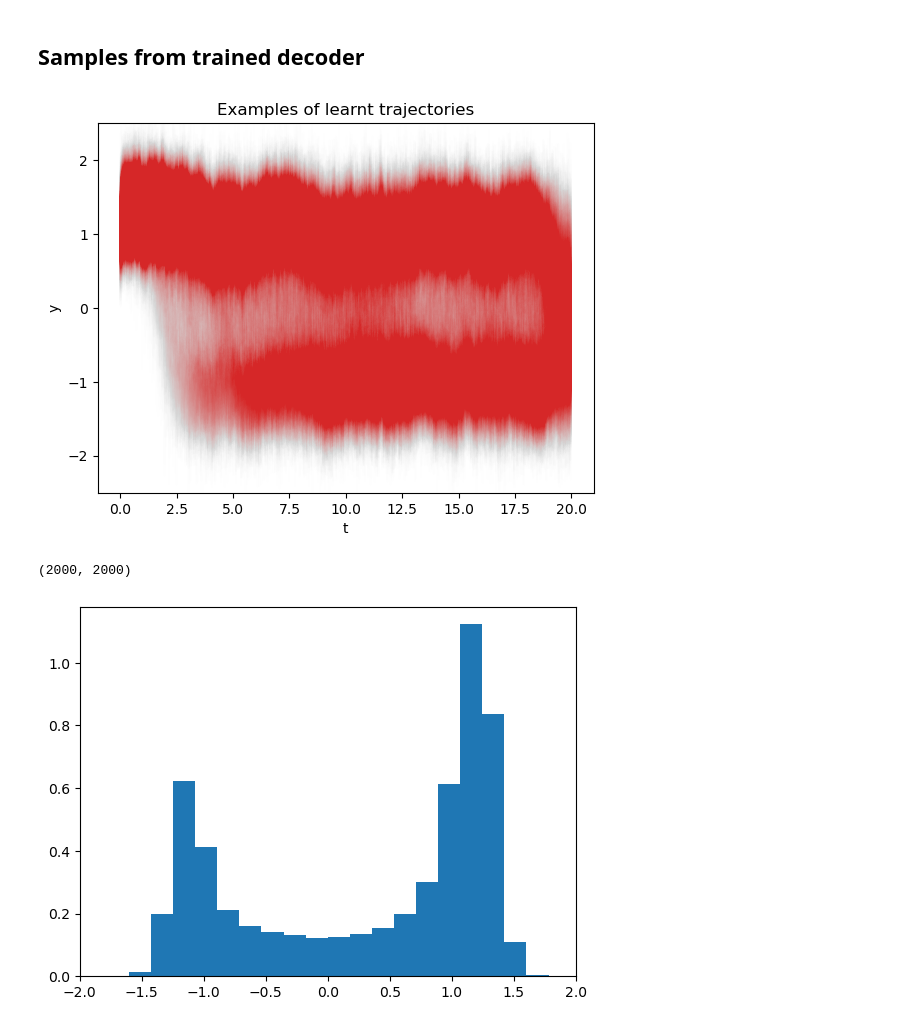
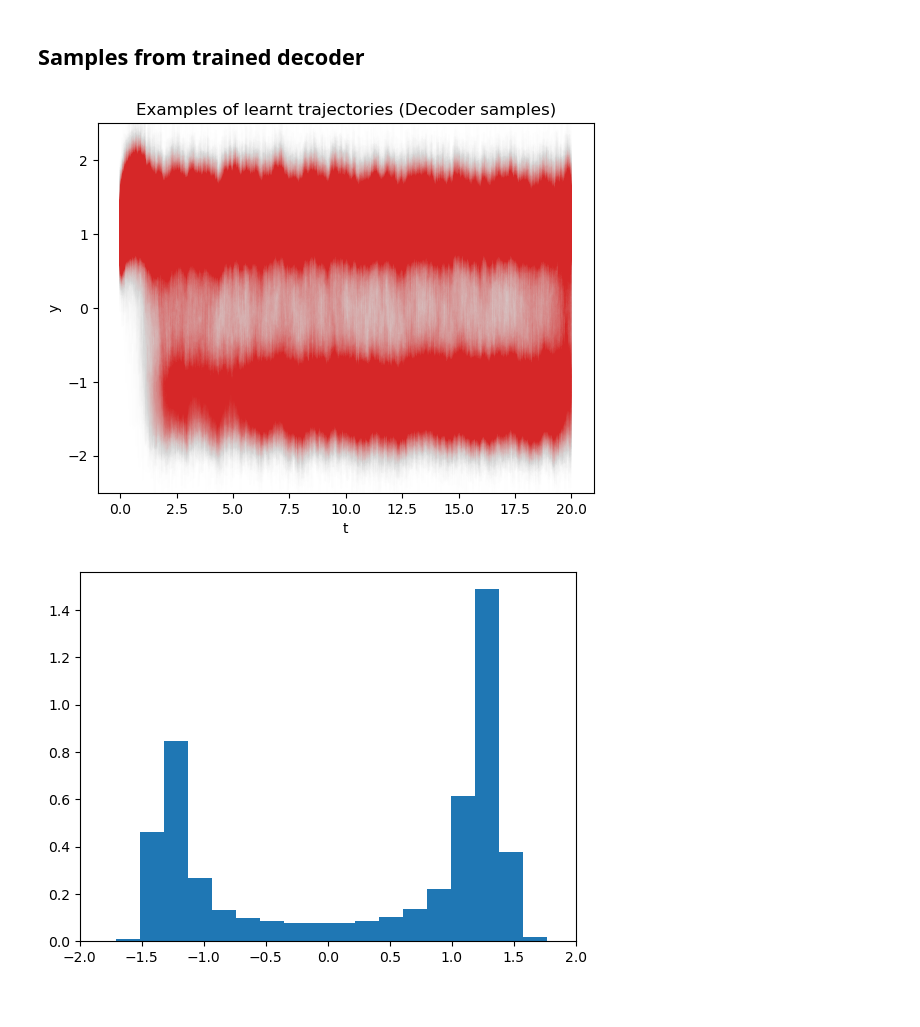
Before and after one commit to elizavetasemenova/PriorCVAE_JAX, a Jupyter notebook: examples/DW_SDE_PriorVAE.ipynb, the cells around one changed output. Drawn from its saved outputs; the diff is of its cells as text; code cells hidden in the pictures.

Commit message:
Sampling from decoder

```diff
--- a/examples/DW_SDE_PriorVAE.ipynb
+++ b/examples/DW_SDE_PriorVAE.ipynb
@@ -33,9 +38,17 @@ args = {
 
         # VAE training
         "batch_size": 2000,
-        "num_iterations": 4000,
+        "num_iterations": 40,
         "learning_rate": 1e-3,
-        "vae_var": 0.1
+        "vae_var": 0.1,
+        "train_vae": False,
+        "trained_vae_path" : "DW/priorCVAE_output/2023-07-25_01-15-06/vae_model/",
+
+        # MCMC
+        "num_warmup": 2000,
+        "num_mcmc_samples": 4000,
+        "num_chains": 4,
+        "thinning": 1,
        }
 # %% [markdown]
 ## Simulate the SDE and generate data
@@ -122,10 +112,16 @@ Training of 4000 iterations took 561 seconds
 # %%
-fig, axs = plt.subplots(1, 2, figsize=(8, 3))
+if args["train_vae"]:
+    test_set = (t_test, y_test, _)
+    loss_vals, test_vals, time_taken = trainer.train(sde_dataset_generator, test_set, num_iterations)
 
-skip_initial = 100
+    print(f'Training of {num_iterations} iterations took {round(time_taken)} seconds')
 
-axs[0].plot(range(len(loss_vals) - skip_initial), loss_vals[skip_initial:])
-axs[0].set_title('Training loss')
+    fig, axs = plt.subplots(1, 2, figsize=(8, 3))
 
-axs[1].plot(range(len(test_vals) - skip_initial), test_vals[skip_initial:])
-axs[1].set_title("Test loss")
+    skip_initial = 100
+
+    axs[0].plot(range(len(loss_vals) - skip_initial), loss_vals[skip_initial:])
+    axs[0].set_title('Training loss')
+
+    axs[1].plot(range(len(test_vals) - skip_initial), test_vals[skip_initial:])
+    axs[1].set_title("Test loss")
@@ -135,36 +128,40 @@ Text(0.5, 1.0, 'Test loss')
 # %% [markdown]
 ## Samples from trained decoder
 # %%
-decoder_params = trainer.state.params['decoder']
+if args["trained_vae_path"] != "":
+    trained_params = load_model_params(args["trained_vae_path"])
+    decoder_params = trained_params['decoder']
+else:
+    decoder_params = trainer.state.params['decoder']
 
 key = jax.random.PRNGKey(rnd.randint(0, 9999))
 rng, z_rng, init_rng = jax.random.split(key, 3)
 z = jax.random.normal(z_rng, (batch_size, latent_dim))
 
 if decoder_twoheads:
     decoder = MLPDecoderTwoHeads(hidden_dim, out_dim, activation_fn)
     out_m, out_log_S = decoder.apply({'params': decoder_params}, z)
 else:
     decoder = MLPDecoder(hidden_dim, out_dim, activation_fn)
     out_m = decoder.apply({'params': decoder_params}, z)
     out_log_S = jnp.log(vae_var * jnp.ones_like(out_m))
 
 # sampling
 out_std = jnp.exp(0.5 * out_log_S)
 eps = jax.random.normal(rng, out_std.shape)
 out = out_m + eps * out_std
 
 for i in range(1000):
     plt.plot(sample_t_train[0], out[i,:], color="tab:red", alpha=0.005)
 
 plt.xlabel('t')
 plt.ylabel('y')
 plt.ylim([-2.5, 2.5])
-plt.title('Examples of learnt trajectories')
+plt.title('Examples of learnt trajectories (Decoder samples)')
 
 plt.show()
 # %% [output]
-[figure, old version]
+[figure, new version]
 # %%
 ## Generate 1000 samples
 key = jax.random.PRNGKey(rnd.randint(0, 9999))
@@ -181,16 +178,12 @@ if decoder_twoheads:
 else:
     decoder = MLPDecoder(hidden_dim, out_dim, activation_fn)
     out = decoder.apply({'params': decoder_params}, z)
-# %%
-out.shape
-# %% [output]
-(2000, 2000)
 # %%
 plt.hist(out.reshape(-1), bins=20, density=True)
 plt.xlim([-2, 2])
 plt.show()
 # %% [output]
-[figure, old version]
+[figure, new version]
 # %%
 plt.hist(sample_y_train.reshape(-1), bins=20, density=True)
 plt.xlim([-2, 2])
```
Also changed, not shown: parts of 13 cells of this notebook, 1 other file.
